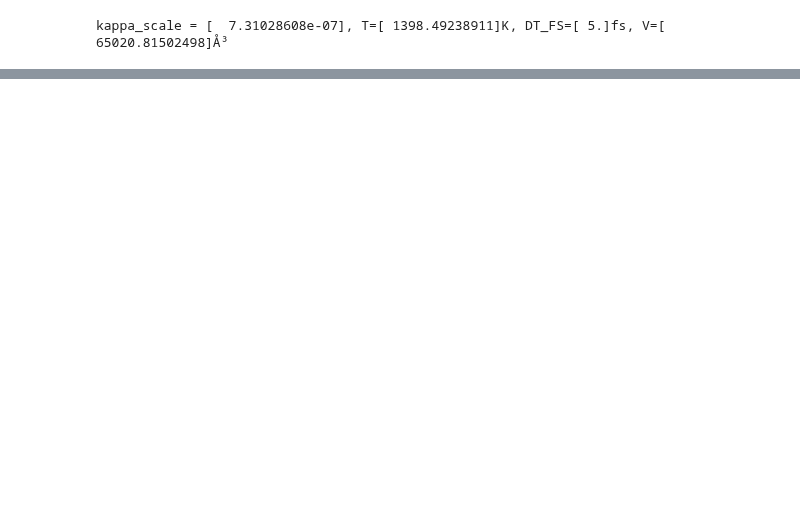
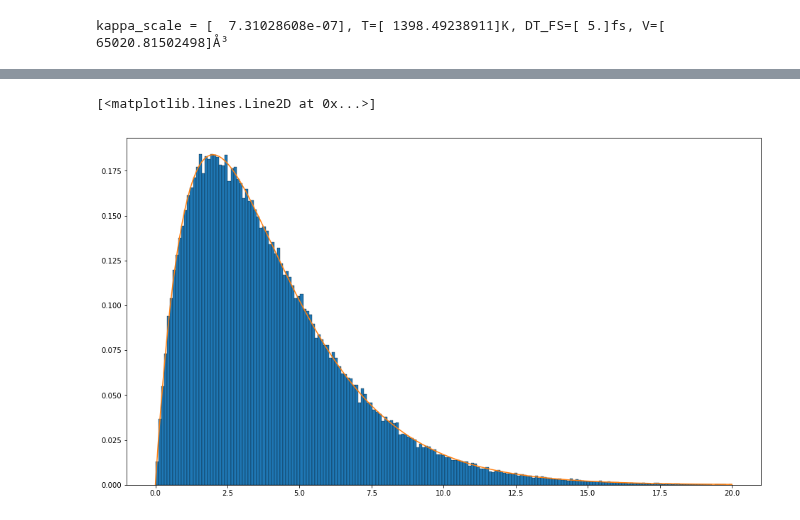
Before and after one commit to sissaschool/sportran, a Jupyter notebook: example/Blocchi_due_componenti.ipynb, the cells around one changed output, grey strips where cells are left out. Saved outputs shown, nothing was run; the diff lists cells and outputs as text; code cells hidden in the pictures; blank space fills up the shorter version.

```diff
--- a/example/Blocchi_due_componenti.ipynb
+++ b/example/Blocchi_due_componenti.ipynb
@@ -134,2 +137,23 @@ Widget Javascript not detected.  It may not be installed properly. Did you enabl
+# %%
+def PSD(i):
+    psd=np.array(list(b.spsd()))[i]
+    return psd, psd.mean()
+def logPSD(i):
+    psd=np.array(list(b.slogpsd()))[i]
+    return psd, psd.mean()
+def all_PSD(maxi):
+    tmp,media = PSD(0)
+    res=tmp
+    for i in range(2,maxi):
+        mp,media = PSD(i)
+        res=np.concatenate((res,mp/media))
+    return res.flatten()
+# %%
+x=np.linspace(0,20,200)
+plt.hist(all_PSD(800)*4, bins=x, ec='k', lw=0.3, align='mid',alpha=1,normed='probability')
+plt.plot(x,np.exp(-x/2)*x/4)
+# %% [output]
+[<matplotlib.lines.Line2D at 0x...>]
+[figure, added]
 # %%
 XBINW=1
```
Also changed, not shown: parts of 6 cells of this notebook.
